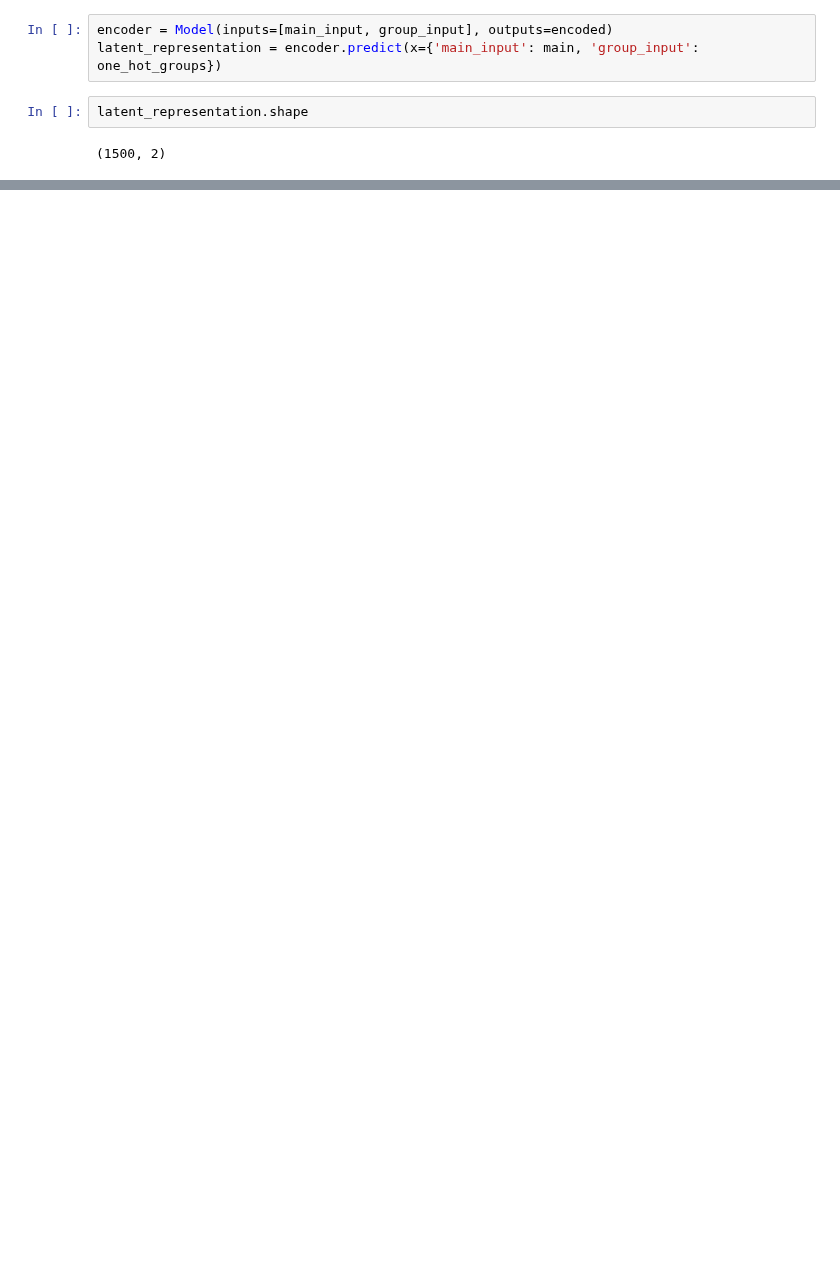
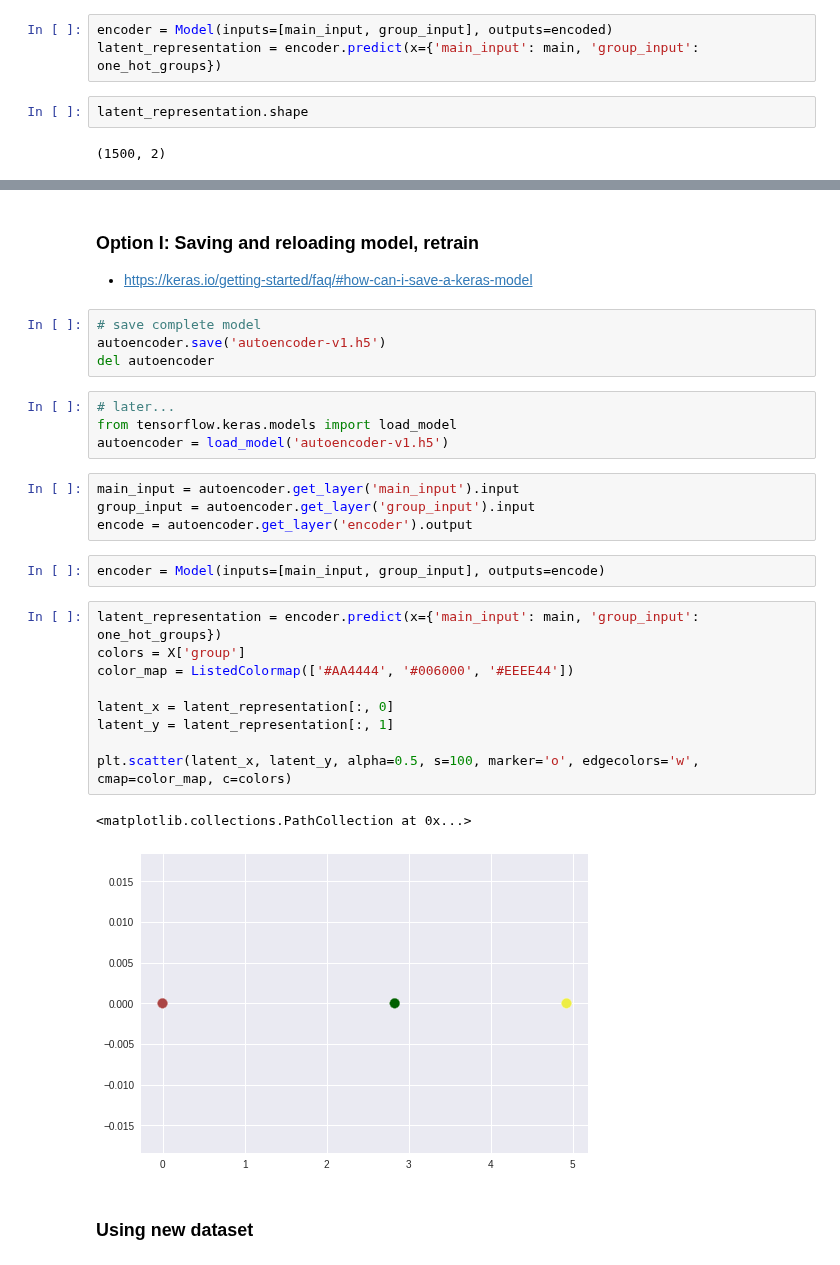
Before and after one commit to subodhchhabra/ai, a Jupyter notebook: notebooks/2019_tf/autoencoders_tabular.ipynb, the cells around one changed output, grey strips where cells are left out. Saved outputs shown, nothing was run; the diff lists cells and outputs as text; blank space fills up the shorter version.

```diff
--- a/notebooks/2019_tf/autoencoders_tabular.ipynb
+++ b/notebooks/2019_tf/autoencoders_tabular.ipynb
@@ -596,0 +609,31 @@ quite obviously we ware emphasizing the group loss way too much
+# %% [markdown]
+### Option I: Saving and reloading model, retrain
+* https://keras.io/getting-started/faq/#how-can-i-save-a-keras-model
+# %%
+# save complete model
+autoencoder.save('autoencoder-v1.h5')
+del autoencoder
+# %%
+# later...
+from tensorflow.keras.models import load_model
+autoencoder = load_model('autoencoder-v1.h5')
+# %%
+main_input = autoencoder.get_layer('main_input').input
+group_input = autoencoder.get_layer('group_input').input
+encode = autoencoder.get_layer('encoder').output
+# %%
+encoder = Model(inputs=[main_input, group_input], outputs=encode)
+# %%
+latent_representation = encoder.predict(x={'main_input': main, 'group_input': one_hot_groups})
+colors = X['group']
+color_map = ListedColormap(['#AA4444', '#006000', '#EEEE44'])
+
+latent_x = latent_representation[:, 0]
+latent_y = latent_representation[:, 1]
+
+plt.scatter(latent_x, latent_y, alpha=0.5, s=100, marker='o', edgecolors='w', cmap=color_map, c=colors)
+# %% [output]
+<matplotlib.collections.PathCollection at 0x...>
+[figure, added]
+# %% [markdown]
+### Using new dataset
```
Also changed, not shown: parts of 47 cells of this notebook.
